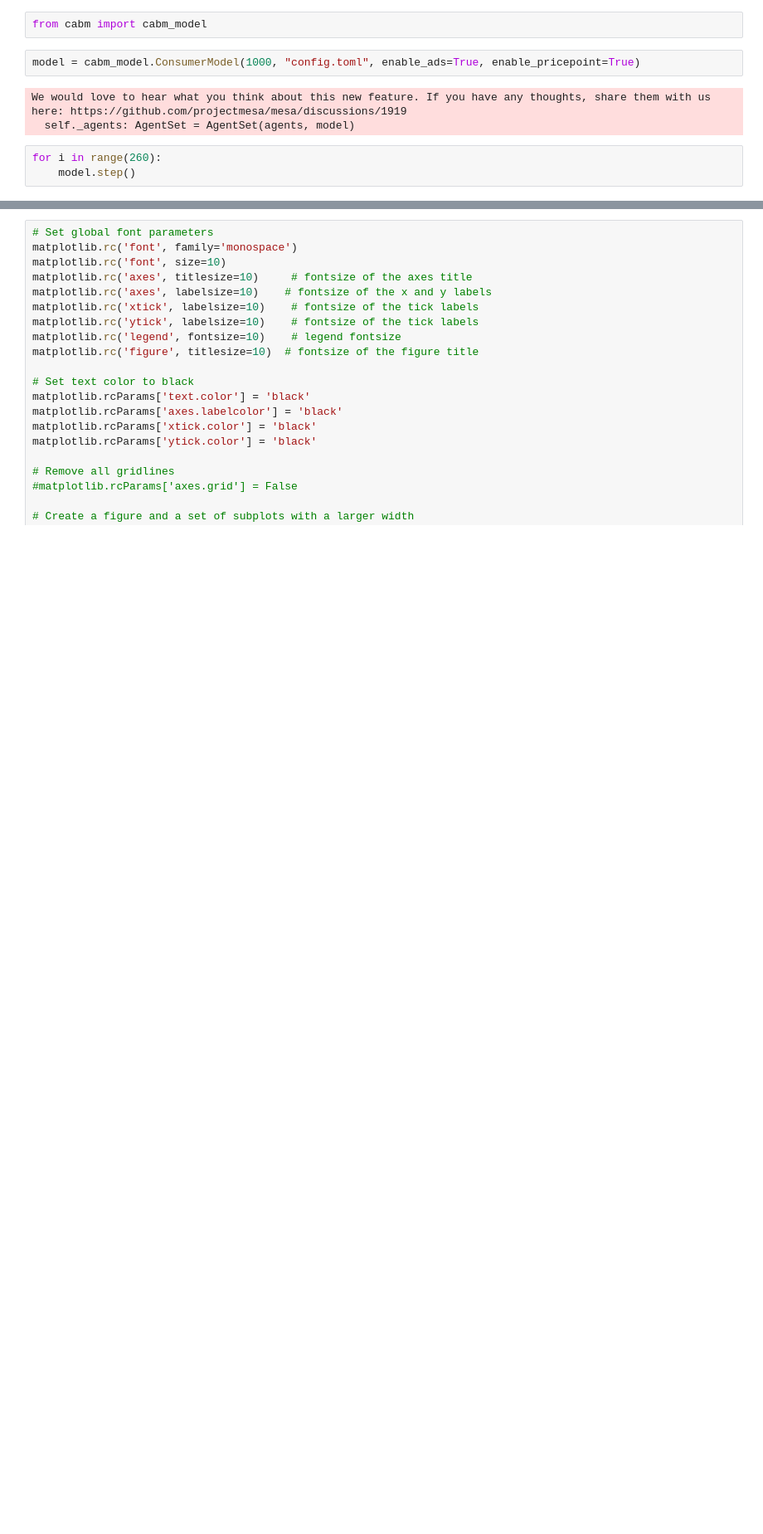
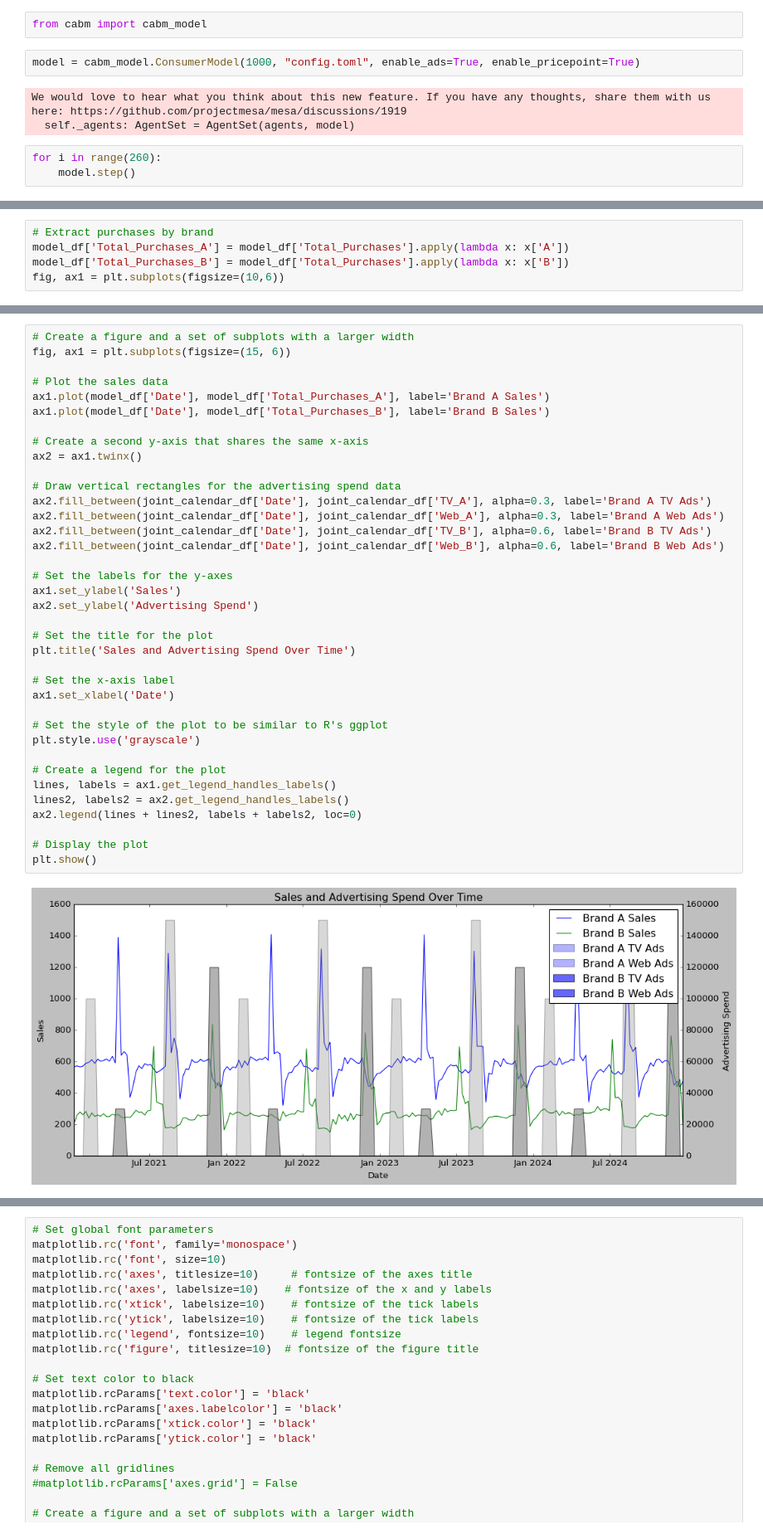
Before and after one commit to mcfitzgerald/consumer-abm, a Jupyter notebook: modeling_notebook.ipynb, the cells around one changed output, grey strips where cells are left out. Shown: that part at 83% size. Drawn from its saved outputs; the diff is of its cells as text; blank space fills up the shorter version.

```diff
--- a/modeling_notebook.ipynb
+++ b/modeling_notebook.ipynb
@@ -46,3 +48,8 @@ joint_calendar_df = pd.concat([joint_calendar_df]*int(len(date_range)/len(joint_
 
 # Add the date range as a new column in joint_calendar_df
 joint_calendar_df['Date'] = date_range
+# %%
+# Extract purchases by brand
+model_df['Total_Purchases_A'] = model_df['Total_Purchases'].apply(lambda x: x['A'])
+model_df['Total_Purchases_B'] = model_df['Total_Purchases'].apply(lambda x: x['B'])
+fig, ax1 = plt.subplots(figsize=(10,6))
@@ -48,0 +76,39 @@ joint_calendar_df['Date'] = date_range
+# %%
+# Create a figure and a set of subplots with a larger width
+fig, ax1 = plt.subplots(figsize=(15, 6))
+
+# Plot the sales data
+ax1.plot(model_df['Date'], model_df['Total_Purchases_A'], label='Brand A Sales')
+ax1.plot(model_df['Date'], model_df['Total_Purchases_B'], label='Brand B Sales')
+
+# Create a second y-axis that shares the same x-axis
+ax2 = ax1.twinx()
+
+# Draw vertical rectangles for the advertising spend data
+ax2.fill_between(joint_calendar_df['Date'], joint_calendar_df['TV_A'], alpha=0.3, label='Brand A TV Ads')
+ax2.fill_between(joint_calendar_df['Date'], joint_calendar_df['Web_A'], alpha=0.3, label='Brand A Web Ads')
+ax2.fill_between(joint_calendar_df['Date'], joint_calendar_df['TV_B'], alpha=0.6, label='Brand B TV Ads')
+ax2.fill_between(joint_calendar_df['Date'], joint_calendar_df['Web_B'], alpha=0.6, label='Brand B Web Ads')
+
+# Set the labels for the y-axes
+ax1.set_ylabel('Sales')
+ax2.set_ylabel('Advertising Spend')
+
+# Set the title for the plot
+plt.title('Sales and Advertising Spend Over Time')
+
+# Set the x-axis label
+ax1.set_xlabel('Date')
+
+# Set the style of the plot to be similar to R's ggplot
+plt.style.use('grayscale')
+
+# Create a legend for the plot
+lines, labels = ax1.get_legend_handles_labels()
+lines2, labels2 = ax2.get_legend_handles_labels()
+ax2.legend(lines + lines2, labels + labels2, loc=0)
+
+# Display the plot
+plt.show()
+# %% [output]
+[figure, added]
```
Also changed, not shown: parts of 7 cells of this notebook, 5 other files.
